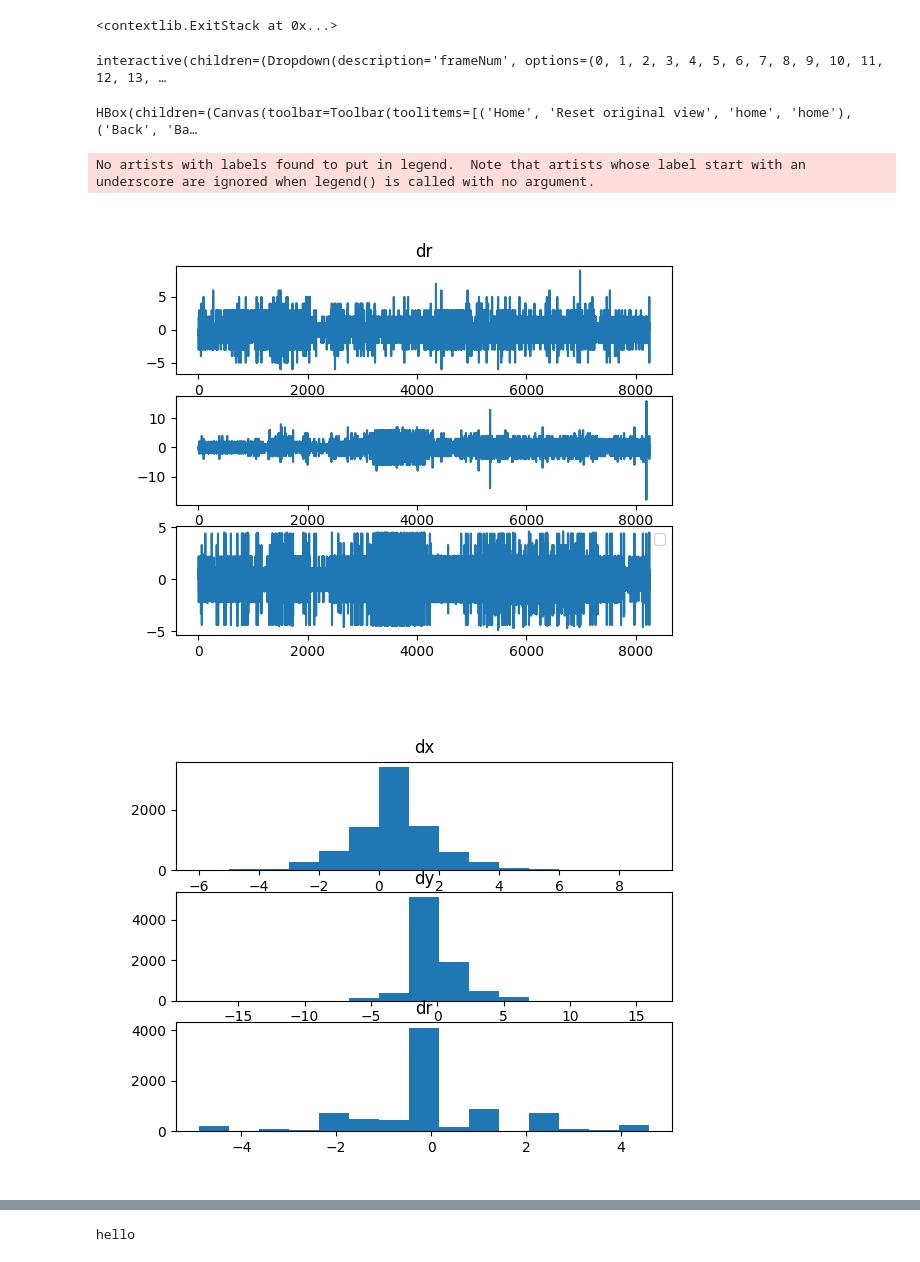
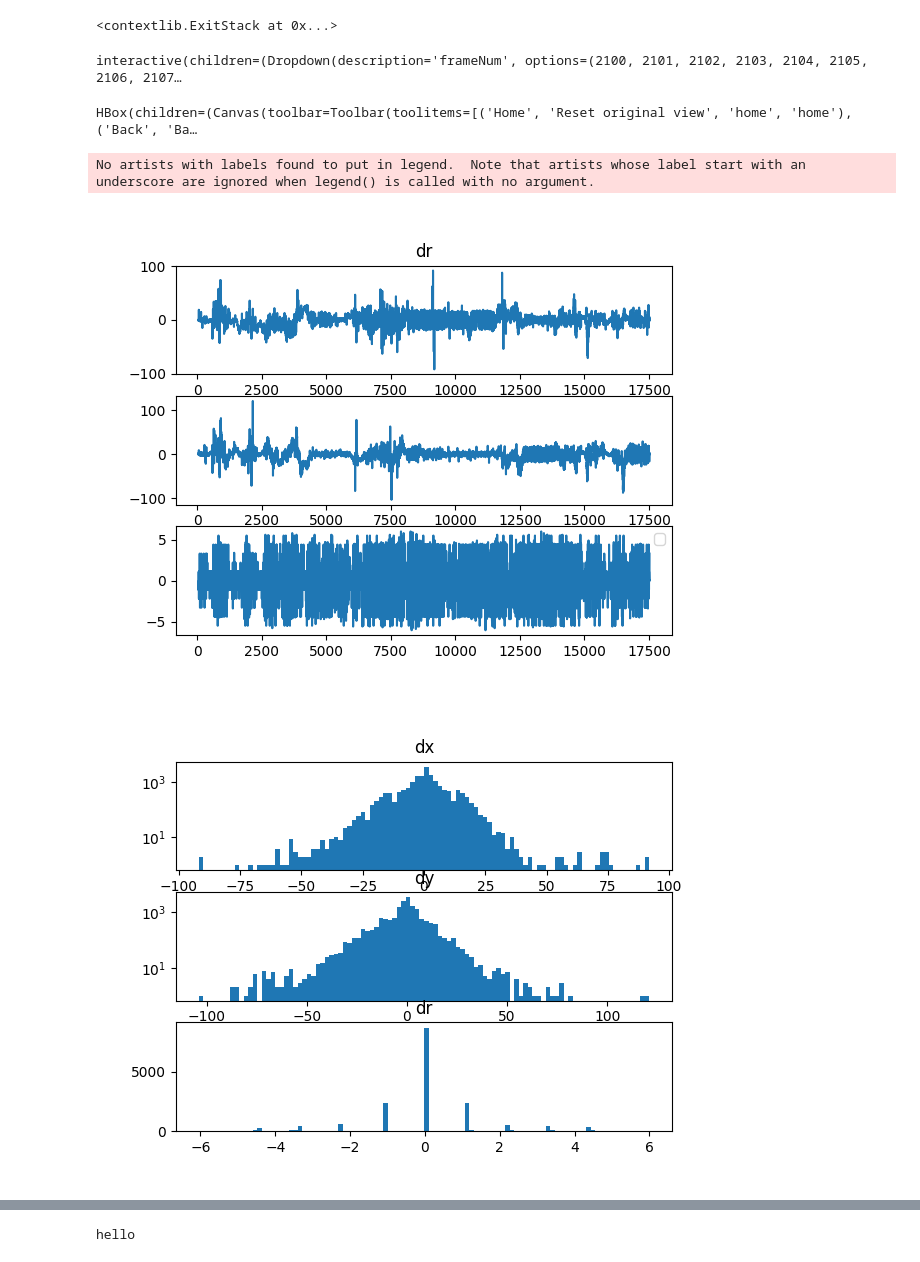
Before and after one commit to complex-lab/robotic_swarms, a Jupyter notebook: interactiveLocateTest.ipynb, the cells around one changed output, grey strips where cells are left out. Saved outputs shown, nothing was run; the diff lists cells and outputs as text; code cells hidden in the pictures.

Commit message:
plot log scale y-axis and compare to normal distribution

```diff
--- a/interactiveLocateTest.ipynb
+++ b/interactiveLocateTest.ipynb
@@ -111,9 +111,9 @@ def cropImage(img,x0,y0,width,height):
 
 #VERY GOOD
 #fileName = 'D:\\Eden\\20221213\\fronters21\\C0492.MP4'
-locateFileNameSuffix = '_locatedFull20230107.csv'#suffix of the
+locateFileNameSuffix = '_locatedFull20230107a.csv'#suffix of the
 #fileNameVideo = 'D:\\Matan\\20221217\\fronters53passive28cm\\C0505.MP4'#'D:\\Eden\\29_12_22\\frontes_21_7cm\\C0538.MP4'#'D:\\Eden\\29_12_22\\aligners_21_7cm\\C0547.MP4'#'D:\\Eden\\3_1_23\\aligners_21_32cm\\C0552.MP4' #'D:\\Eden\\20221213\\fronters21\\C0492.MP4'#'D:\\Matan\\20221218\\aligners53passive28cm\\C0510.MP4'#'D:\\Eden\\20221213\\aligners21\\C0494.MP4'#'D:\\Eden\\5_1_23\\fronters8passive28cm\\C0562.MP4' #'D:\\Eden\\5_1_23\\fronters8passive28cm\\C0562.MP4'
-fileNameVideo = 'D:\\Eden\\29_12_22\\frontes_21_7cm\\C0539.MP4'#'test.mp4'#'./C0511coppedTrimmedGray.MP4'
+fileNameVideo = 'D:\\Eden\\27_12_22\\fronters-12cm\\C0535.MP4'#'test.mp4'#'./C0511coppedTrimmedGray.MP4'
 fileNameLocated = fileNameVideo+locateFileNameSuffix
 arenaSizePixels = 1090 # [pixels]
 arenaSizeCm = 150 # [cm]
@@ -185,7 +196,7 @@ plt.ion()
 # %%
 ########################################widget_cell#####################################################################################
 #fig,ax = plt.subplots()
-starting_point=0
+starting_point=2100
 frame_step=1
 frameRange= range(starting_point,frameCount,frame_step)
 @interact(frameNum=frameRange)#df.frame.values)
@@ -206,36 +217,39 @@ def drawPassiveParticleOnFrame(frameNum):
 
 HBox([fig1.canvas])
 # %% [output]
-interactive(children=(Dropdown(description='frameNum', options=(0, 1, 2, 3, 4, 5, 6, 7, 8, 9, 10, 11, 12, 13, …
+interactive(children=(Dropdown(description='frameNum', options=(2100, 2101, 2102, 2103, 2104, 2105, 2106, 2107…
 HBox(children=(Canvas(toolbar=Toolbar(toolitems=[('Home', 'Reset original view', 'home', 'home'), ('Back', 'Ba…
 # %%
 #######################figures stataistic of dx dy dr################################
-dx,dy,dr=df.x.diff(),df.y.diff(),df.r.diff()
+period = 50
+dx,dy,dr=df.x.diff(period),df.y.diff(period),df.r.diff(period)
 plt.figure()
 fig1, axis = plt.subplots(3,1)
 axis[0].plot(dx)
 axis[0].set_title("dx")
 axis[1].plot(dy)
 axis[0].set_title("dy")
 axis[2].plot(dr)
 axis[0].set_title("dr")
 plt.legend()
 plt.show()
 
 
-n_bins = 15
+n_bins = 100
 plt.figure()
 fig2, axs = plt.subplots(3,1)
 axs[0].hist(dx,bins=n_bins)
 axs[0].set_title("dx")
+axs[0].set_yscale('log')
 axs[1].hist(dy,bins=n_bins)
 axs[1].set_title("dy")
+axs[1].set_yscale('log')
 axs[2].hist(dr,bins=n_bins)
 axs[2].set_title("dr")
 plt.show()
 # %% [output]
 No artists with labels found to put in legend.  Note that artists whose label start with an underscore are ignored when legend() is called with no argument.
-[figure, old version]
+[figure, new version]
-[figure, old version]
+[figure, new version]
 [figure]
 [figure]
```
Also changed, not shown: parts of 5 cells of this notebook.
